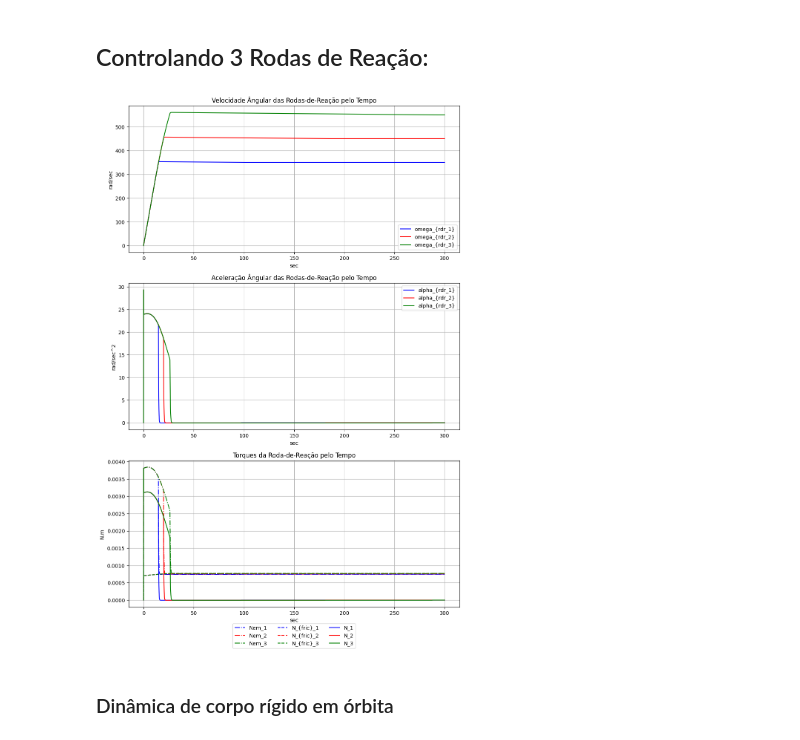
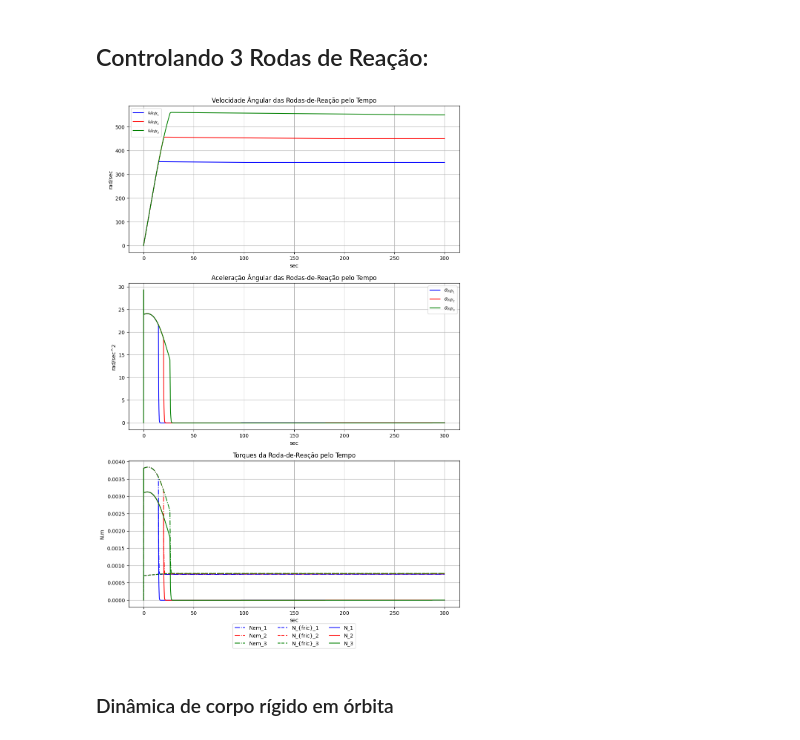
Before and after one commit to gabrielcte/labVirt_ws, a Jupyter notebook: cubesat_design.ipynb, the cells around one changed output. Drawn from its saved outputs; the diff is of its cells as text; code cells hidden in the pictures.

```diff
--- a/cubesat_design.ipynb
+++ b/cubesat_design.ipynb
@@ -558,6 +558,7 @@ ref_wrdr = np.array([350, 450, 550])
 Kp_wrdr = 0.6
 Ki_wrdr = 0.6*2*0.001
 Kd_wrdr = 0.6*0.125*0.001
+
 # Rotina %
 for i in range(sim_stps-1):
     dt = t[i+1]-t[i]
@@ -604,46 +605,46 @@ for i in range(sim_stps-1):
 fig, axs = plt.subplots(3, 1, figsize=(10, 15))
 
 # Velocidade Ângular das Rodas-de-Reação pelo Tempo
-axs[0].plot(t, wRDR[:][0], 'b', label='omega_{rdr_1}')
-axs[0].plot(t, wRDR[:][1], 'r', label='omega_{rdr_2}')
-axs[0].plot(t, wRDR[:][2], 'g', label='omega_{rdr_3}')
+axs[0].plot(t, wRDR[:][0], 'b', label=r'$\omega_{rdr_1}$')
+axs[0].plot(t, wRDR[:][1], 'r', label=r'$\omega_{rdr_2}$')
+axs[0].plot(t, wRDR[:][2], 'g', label=r'$\omega_{rdr_3}$')
 axs[0].set_title('Velocidade Ângular das Rodas-de-Reação pelo Tempo')
 axs[0].set_xlabel('sec')
 axs[0].set_ylabel('rad/sec')
 axs[0].legend()
 axs[0].grid(True)
 
 # Aceleração Ângular das Rodas-de-Reação pelo Tempo
-axs[1].plot(t, aRDR[:][0], 'b', label='alpha_{rdr_1}')
-axs[1].plot(t, aRDR[:][1], 'r', label='alpha_{rdr_2}')
-axs[1].plot(t, aRDR[:][2], 'g', label='alpha_{rdr_3}')
+axs[1].plot(t, aRDR[:][0], 'b', label=r'$\alpha_{rdr_1}$')
+axs[1].plot(t, aRDR[:][1], 'r', label=r'$\alpha_{rdr_2}$')
+axs[1].plot(t, aRDR[:][2], 'g', label=r'$\alpha_{rdr_3}$')
 axs[1].set_title('Aceleração Ângular das Rodas-de-Reação pelo Tempo')
 axs[1].set_xlabel('sec')
 axs[1].set_ylabel('rad/sec^2')
 axs[1].legend()
 axs[1].grid(True)
 
 # Torques da Roda-de-Reação pelo Tempo
 axs[2].plot(t, N_em[:][0], '-.b', label='Nem_1')
 axs[2].plot(t, N_em[:][1], '-.r', label='Nem_2')
 axs[2].plot(t, N_em[:][2], '-.g', label='Nem_3')
 axs[2].plot(t, N_Friccao[:][0], '--b', label='N_{fric}_1')
 axs[2].plot(t, N_Friccao[:][1], '--r', label='N_{fric}_2')
 axs[2].plot(t, N_Friccao[:][2], '--g', label='N_{fric}_3')
 axs[2].plot(t, N[:][0], '-b', label='N_1')
 axs[2].plot(t, N[:][1], '-r', label='N_2')
 axs[2].plot(t, N[:][2], '-g', label='N_3')
 axs[2].set_title('Torques da Roda-de-Reação pelo Tempo')
 axs[2].set_xlabel('sec')
 axs[2].set_ylabel('N.m')
 axs[2].legend(loc='lower center', bbox_to_anchor=(0.5, -0.3), ncol=3)
 axs[2].grid(True)
 
 # Ajustar o layout e mostrar a figura
 plt.tight_layout()
 plt.show()
 # %% [output]
-[figure, old version]
+[figure, new version]
 # %% [markdown]
 ### Dinâmica de corpo rígido em órbita
 # %%
```
Also changed, not shown: parts of 1 cell of this notebook, 4 other files.
